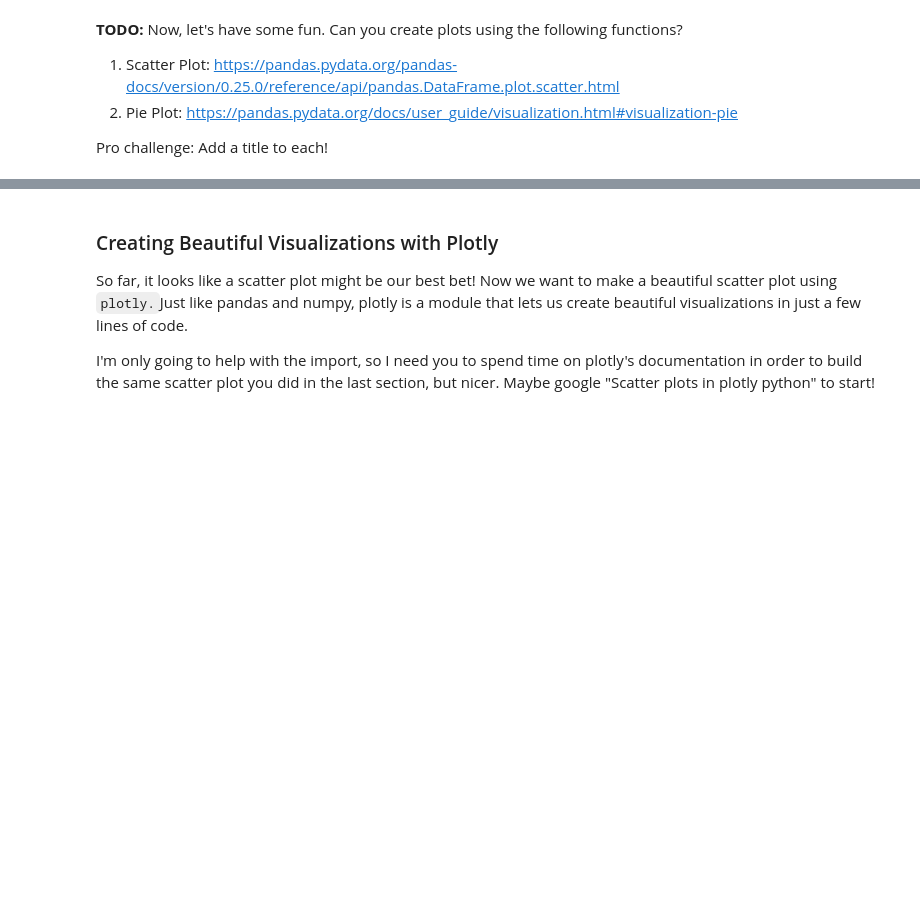
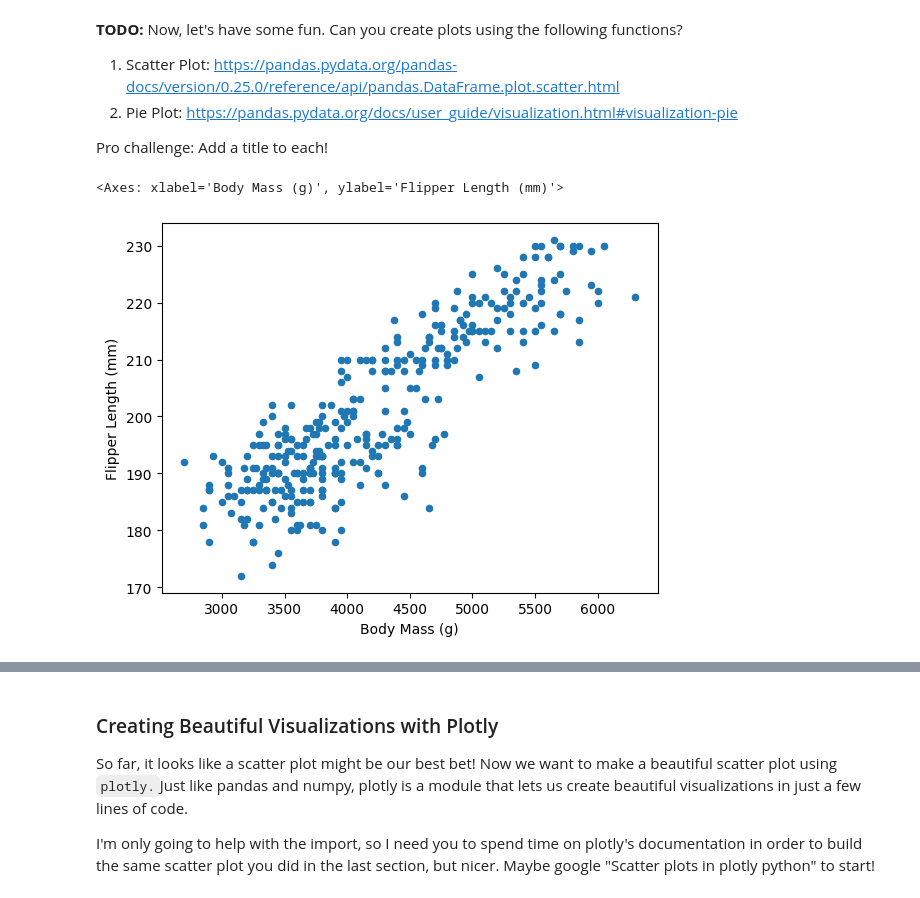
Before and after one commit to Shaif95/AI_Camp_Week5, a Jupyter notebook: EDA_mini_project.ipynb, the cells around one changed output, grey strips where cells are left out. Cells and saved outputs as stored; diff of their text form; code cells hidden in the pictures; blank space fills up the shorter version.

```diff
--- a/EDA_mini_project.ipynb
+++ b/EDA_mini_project.ipynb
@@ -207,5 +228,9 @@ I put a simple histogram below that helps me understand how the dataset is distr
 Pro challenge: Add a title to each!
 # %%
 #Create a scatter here
+penguins_dataframe.plot.scatter(x='Body Mass (g)',  y='Flipper Length (mm)')
+# %% [output]
+<Axes: xlabel='Body Mass (g)', ylabel='Flipper Length (mm)'>
+[figure, added]
 # %%
 #Create a pie plot here - might look more like art than data science. Is a pie chart a good choice for the column?
```
Also changed, not shown: parts of 13 cells of this notebook.
